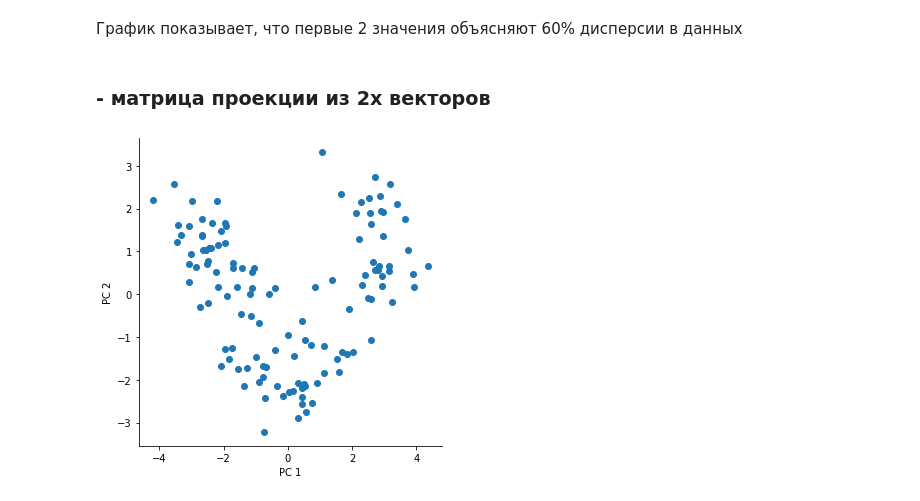
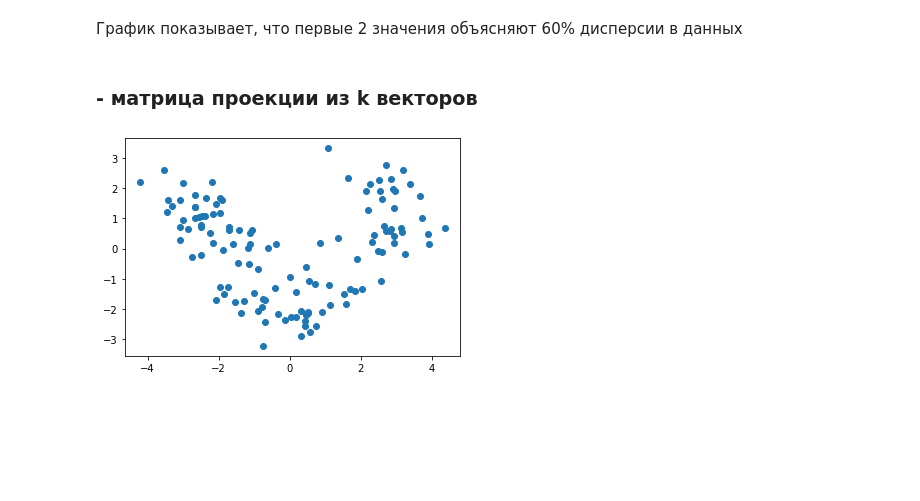
Before and after one commit to Artexxx/Artem-python, a Jupyter notebook: algorithms/Pre-Processing/Building_Good_Training_Datasets.ipynb, the cells around one changed output. Cells and saved outputs as stored; diff of their text form; code cells hidden in the pictures; blank space fills up the shorter version.

```diff
--- a/algorithms/Pre-Processing/Building_Good_Training_Datasets.ipynb
+++ b/algorithms/Pre-Processing/Building_Good_Training_Datasets.ipynb
@@ -207,7 +212,7 @@ knn.score(X_train_std[:, new_param], y_train), knn.score(X_test_std[:, new_param
 => уменьшим размерность
 # %%
 from sklearn.model_selection import train_test_split
-X, y = df.iloc[:, 1:].values, df.iloc[:, 0].values
+X, y = df.iloc[:, 1:].values, df['Class label'].values
 X_train, X_test, y_train, y_test = train_test_split(X, y, test_size=0.3, stratify=y,random_state=0)
 
 from sklearn.preprocessing import StandardScaler
@@ -233,16 +238,16 @@ eigen_pairs = [(eigen_vals[i], eigen_vecs[:, i])
                for i in range(len(eigen_vals))]
 eigen_pairs.sort(key=lambda k: k[0], reverse=True)
 # %% [markdown]
-### - матрица проекции из 2х векторов
+### - матрица проекции из k векторов
 # %%
 vectors = [eigen_pairs[0][1], eigen_pairs[1][1]]
 mask_matrix = pd.DataFrame(np.array(vectors).T, columns=['PC 1','PC 2'])
 # %%
 X_train_pca = X_train_std @ mask_matrix
 # %%
-sns.FacetGrid(X_train_pca, size=5).map(plt.scatter, 'PC 1', 'PC 2');
+plt.scatter( 'PC 1', 'PC 2', data=X_train_pca);
 # %% [output]
-[figure, old version]
+[figure, new version]
 # %%
 from sklearn.decomposition import PCA
 from plot_decision_regions import plot_decision_regions
```
Also changed, not shown: parts of 18 cells of this notebook, 3 other files.
